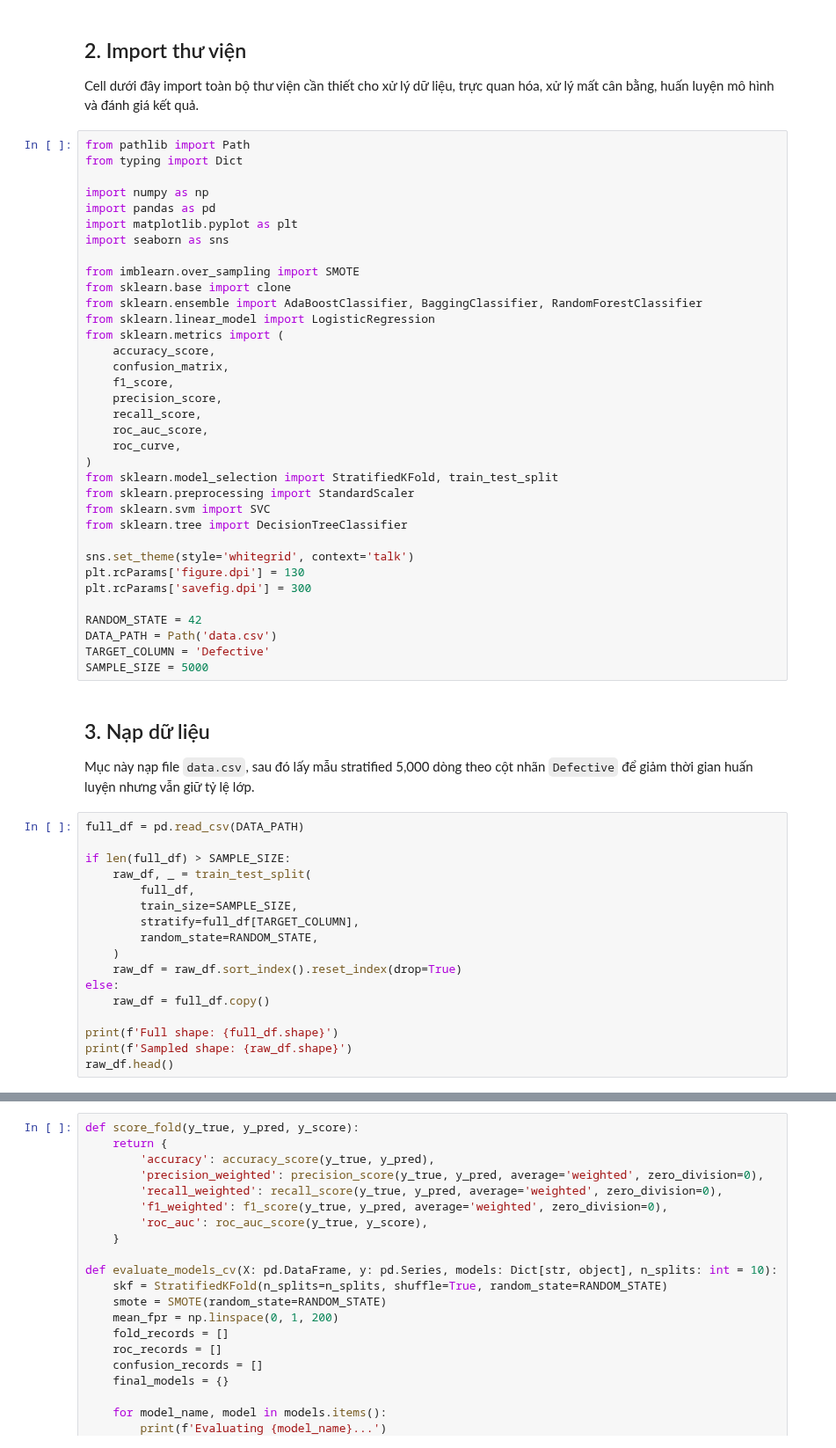
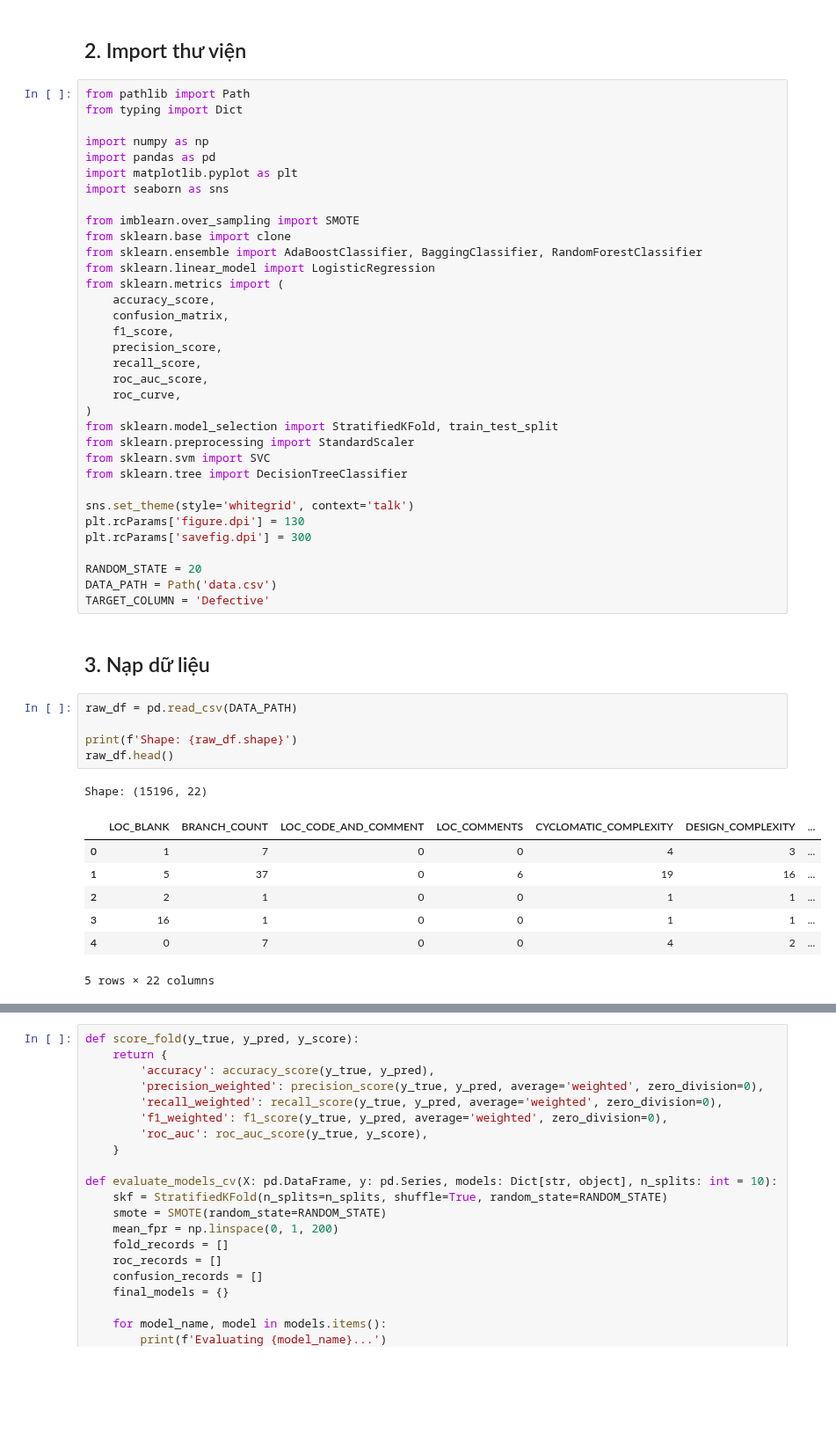
Before and after one commit to tuanxx31/Lab10, a Jupyter notebook: Software_Defect_Prediction.ipynb, the cells around one changed output, grey strips where cells are left out. Shown at 88% size. Cells and saved outputs as stored; diff of their text form; blank space fills up the shorter version.

```diff
--- a/Software_Defect_Prediction.ipynb
+++ b/Software_Defect_Prediction.ipynb
@@ -20,7 +14,5 @@ Notebook được xây dựng hoàn chỉnh, độc lập và có thể chạy t
 # %% [markdown]
 ## 2. Import thư viện
-
-Cell dưới đây import toàn bộ thư viện cần thiết cho xử lý dữ liệu, trực quan hóa, xử lý mất cân bằng, huấn luyện mô hình và đánh giá kết quả.
 # %%
 from pathlib import Path
 from typing import Dict
@@ -52,30 +44,24 @@ sns.set_theme(style='whitegrid', context='talk')
 plt.rcParams['figure.dpi'] = 130
 plt.rcParams['savefig.dpi'] = 300
 
-RANDOM_STATE = 42
+RANDOM_STATE = 20
 DATA_PATH = Path('data.csv')
 TARGET_COLUMN = 'Defective'
-SAMPLE_SIZE = 5000
 # %% [markdown]
 ## 3. Nạp dữ liệu
-
-Mục này nạp file `data.csv`, sau đó lấy mẫu stratified 5,000 dòng theo cột nhãn `Defective` để giảm thời gian huấn luyện nhưng vẫn giữ tỷ lệ lớp.
 # %%
-full_df = pd.read_csv(DATA_PATH)
+raw_df = pd.read_csv(DATA_PATH)
 
-if len(full_df) > SAMPLE_SIZE:
-    raw_df, _ = train_test_split(
-        full_df,
-        train_size=SAMPLE_SIZE,
-        stratify=full_df[TARGET_COLUMN],
-        random_state=RANDOM_STATE,
-    )
-    raw_df = raw_df.sort_index().reset_index(drop=True)
-else:
-    raw_df = full_df.copy()
-
-print(f'Full shape: {full_df.shape}')
-print(f'Sampled shape: {raw_df.shape}')
+print(f'Shape: {raw_df.shape}')
 raw_df.head()
+# %% [output]
+Shape: (15196, 22)
+|  | LOC_BLANK | BRANCH_COUNT | LOC_CODE_AND_COMMENT | LOC_COMMENTS | CYCLOMATIC_COMPLEXITY | DESIGN_COMPLEXITY | ... |
+| 0 | 1 | 7 | 0 | 0 | 4 | 3 | ... |
+| 1 | 5 | 37 | 0 | 6 | 19 | 16 | ... |
+| 2 | 2 | 1 | 0 | 0 | 1 | 1 | ... |
+| 3 | 16 | 1 | 0 | 0 | 1 | 1 | ... |
+| 4 | 0 | 7 | 0 | 0 | 4 | 2 | ... |
+5 rows × 22 columns
 # %% [markdown]
 ## 4. Phân tích khám phá dữ liệu (EDA)
```
Also changed, not shown: parts of 30 cells of this notebook.
